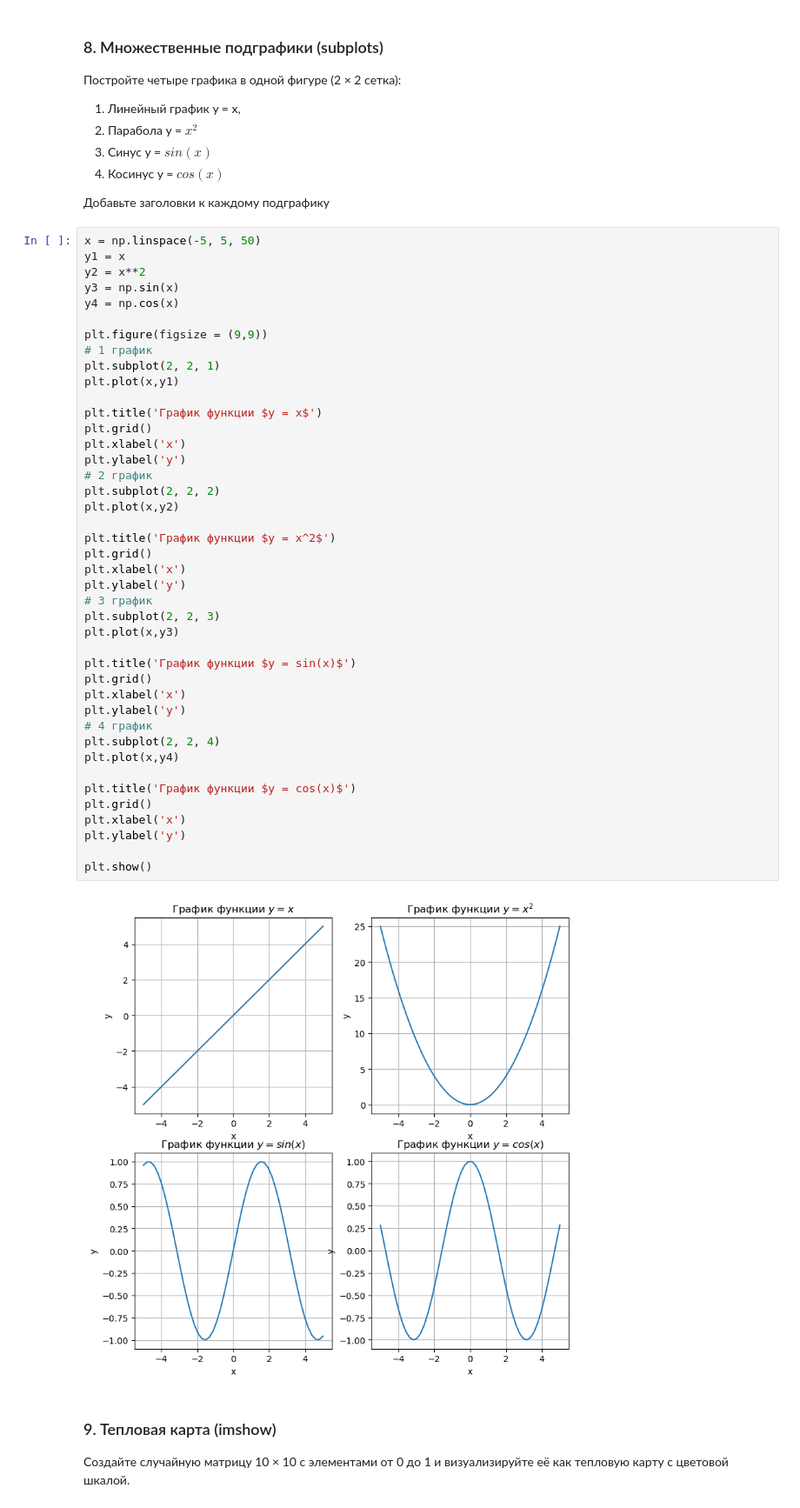
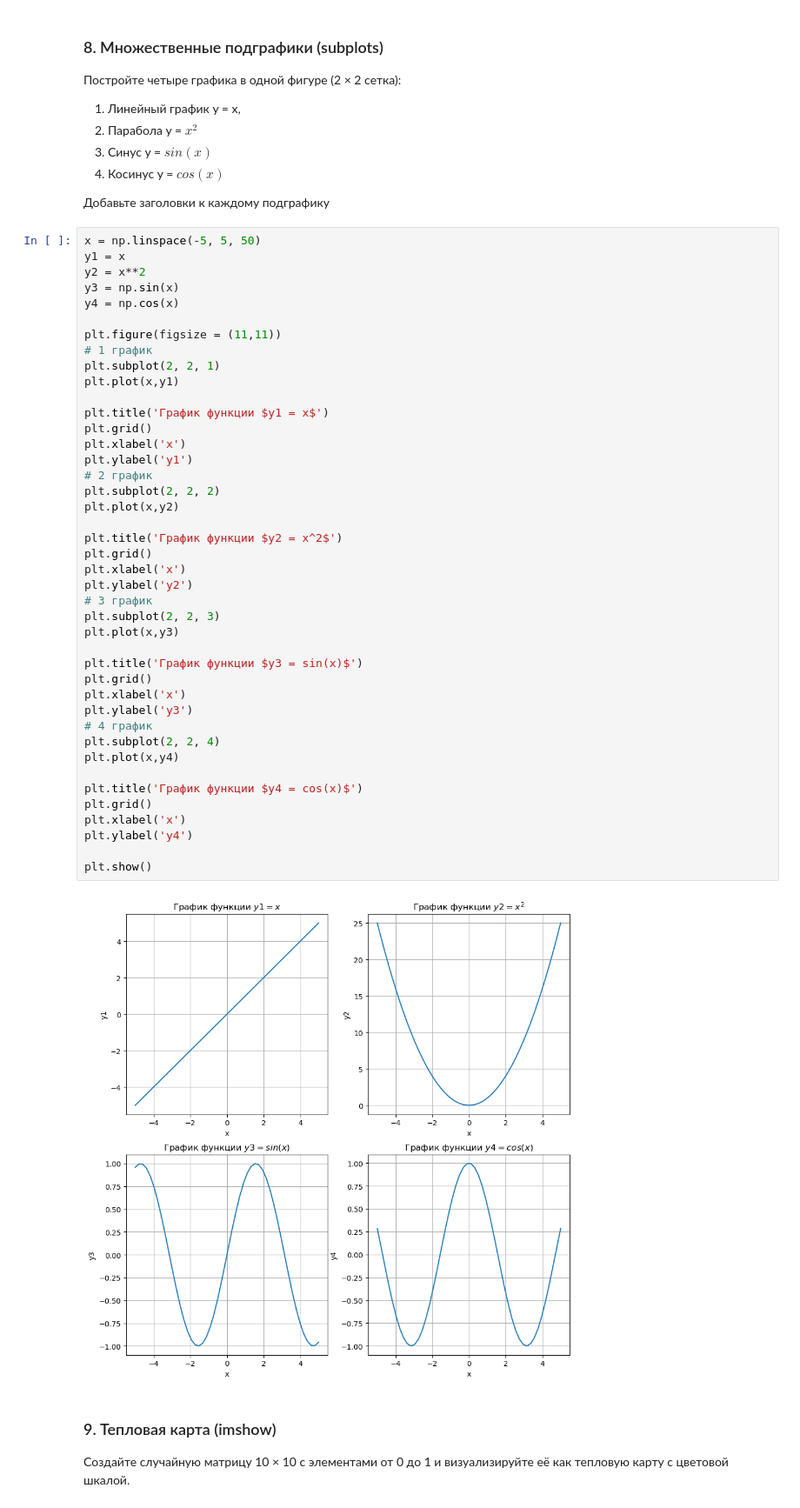
Before and after one commit to qwezas/Ipython-lab-3, a Jupyter notebook: lab3.ipynb, the cells around one changed output. Shown at 87% size. Saved outputs shown, nothing was run; the diff lists cells and outputs as text.

```diff
--- a/lab3.ipynb
+++ b/lab3.ipynb
@@ -172,43 +172,43 @@ y2 = x**2
 y3 = np.sin(x)
 y4 = np.cos(x)
 
-plt.figure(figsize = (9,9))
+plt.figure(figsize = (11,11))
 # 1 график
 plt.subplot(2, 2, 1)
 plt.plot(x,y1)
 
-plt.title('График функции $y = x$')
+plt.title('График функции $y1 = x$')
 plt.grid()
 plt.xlabel('x')
-plt.ylabel('y')
+plt.ylabel('y1')
 # 2 график
 plt.subplot(2, 2, 2)
 plt.plot(x,y2)
 
-plt.title('График функции $y = x^2$')
+plt.title('График функции $y2 = x^2$')
 plt.grid()
 plt.xlabel('x')
-plt.ylabel('y')
+plt.ylabel('y2')
 # 3 график
 plt.subplot(2, 2, 3)
 plt.plot(x,y3)
 
-plt.title('График функции $y = sin(x)$')
+plt.title('График функции $y3 = sin(x)$')
 plt.grid()
 plt.xlabel('x')
-plt.ylabel('y')
+plt.ylabel('y3')
 # 4 график
 plt.subplot(2, 2, 4)
 plt.plot(x,y4)
 
-plt.title('График функции $y = cos(x)$')
+plt.title('График функции $y4 = cos(x)$')
 plt.grid()
 plt.xlabel('x')
-plt.ylabel('y')
+plt.ylabel('y4')
 
 plt.show()
 # %% [output]
-[figure, old version]
+[figure, new version]
 # %% [markdown]
 ### 9. Тепловая карта (imshow)
 
```
